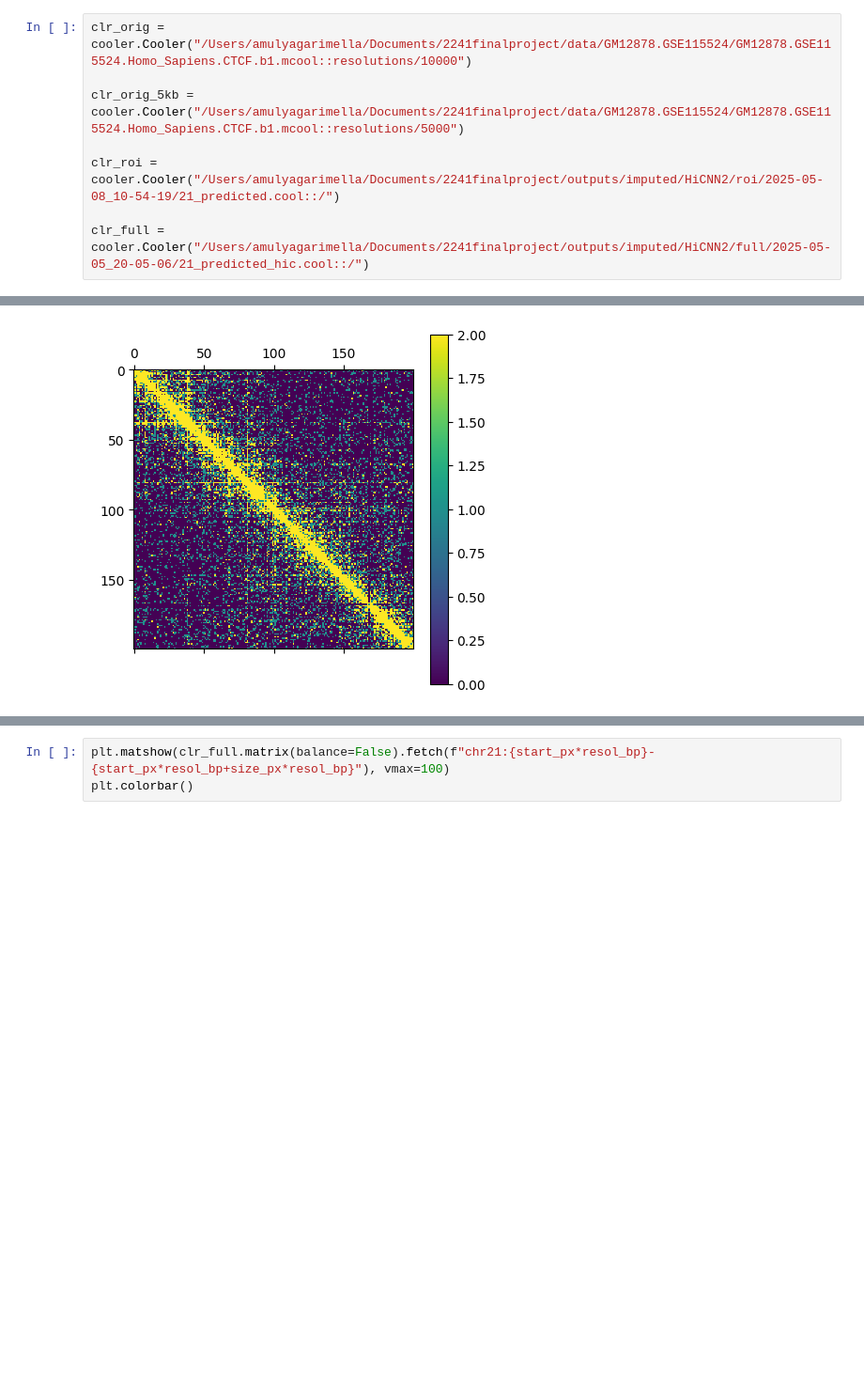
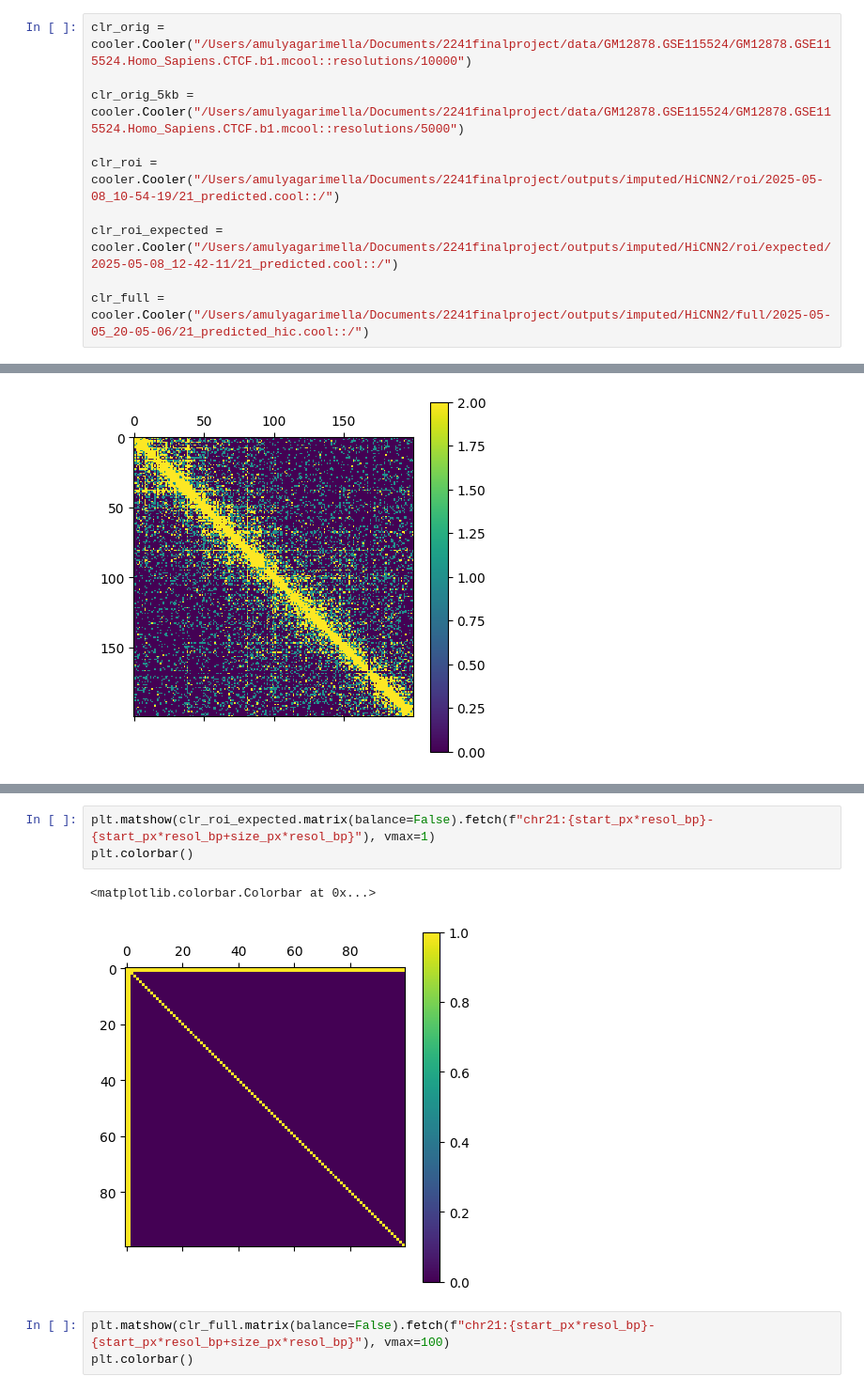
Before and after one commit to amulyagarimella/fast-sequencing-AI-imputation, a Jupyter notebook: notebooks/visualize_results.ipynb, the cells around one changed output, grey strips where cells are left out. Shown at 94% size. Saved outputs shown, nothing was run; the diff lists cells and outputs as text; blank space fills up the shorter version.

Commit message:
debug expected

```diff
--- a/notebooks/visualize_results.ipynb
+++ b/notebooks/visualize_results.ipynb
@@ -9,6 +9,8 @@ clr_orig_5kb = cooler.Cooler("/Users/amulyagarimella/Documents/2241finalproject/
 
 clr_roi = cooler.Cooler("/Users/amulyagarimella/Documents/2241finalproject/outputs/imputed/HiCNN2/roi/2025-05-08_10-54-19/21_predicted.cool::/")
 
+clr_roi_expected = cooler.Cooler("/Users/amulyagarimella/Documents/2241finalproject/outputs/imputed/HiCNN2/roi/expected/2025-05-08_12-42-11/21_predicted.cool::/")
+
 clr_full = cooler.Cooler("/Users/amulyagarimella/Documents/2241finalproject/outputs/imputed/HiCNN2/full/2025-05-05_20-05-06/21_predicted_hic.cool::/")
 # %%
 clr_roi
@@ -45,3 +57,9 @@ plt.colorbar()
+# %%
+plt.matshow(clr_roi_expected.matrix(balance=False).fetch(f"chr21:{start_px*resol_bp}-{start_px*resol_bp+size_px*resol_bp}"), vmax=1)
+plt.colorbar()
+# %% [output]
+<matplotlib.colorbar.Colorbar at 0x...>
+[figure, added]
 # %%
 plt.matshow(clr_full.matrix(balance=False).fetch(f"chr21:{start_px*resol_bp}-{start_px*resol_bp+size_px*resol_bp}"), vmax=100)
 plt.colorbar()
```
Also changed, not shown: parts of 1 cell of this notebook, 2 other files.
